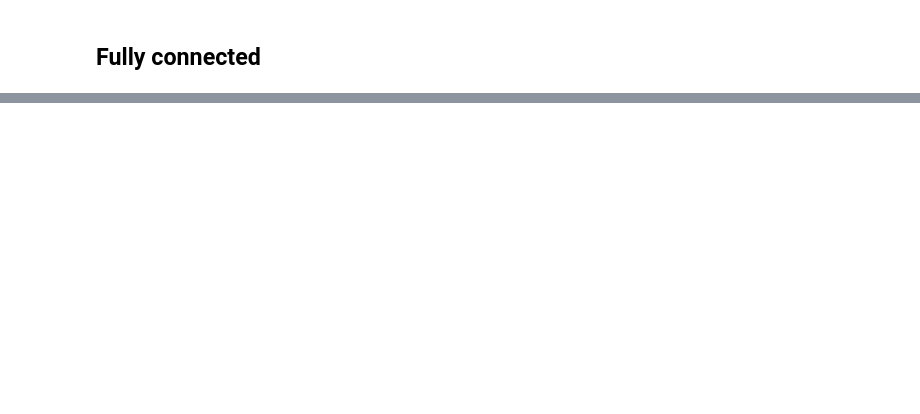
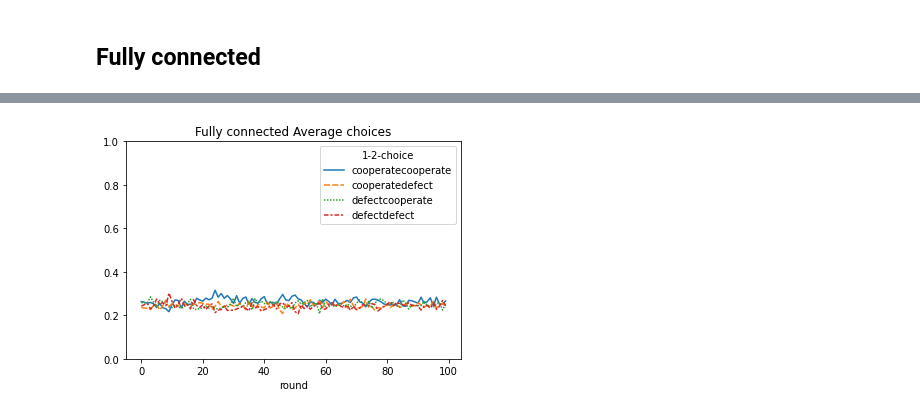
Before and after one commit to jiajia20/DDM_rep_learning, a Jupyter notebook: 2_Reputation_learning_in_loop/test_n_viz.ipynb, the cells around one changed output, grey strips where cells are left out. Saved outputs shown, nothing was run; the diff lists cells and outputs as text; code cells hidden in the pictures; blank space fills up the shorter version.

```diff
--- a/2_Reputation_learning_in_loop/test_n_viz.ipynb
+++ b/2_Reputation_learning_in_loop/test_n_viz.ipynb
@@ -30,0 +61,4 @@ len(df_disconnected.loc[df_disconnected['round'] == 0])
+# %%
+draw_choices("Fully connected", df_fully_connected)
+# %% [output]
+[figure, added]
```
Also changed, not shown: parts of 20 cells of this notebook, 5 other files.
